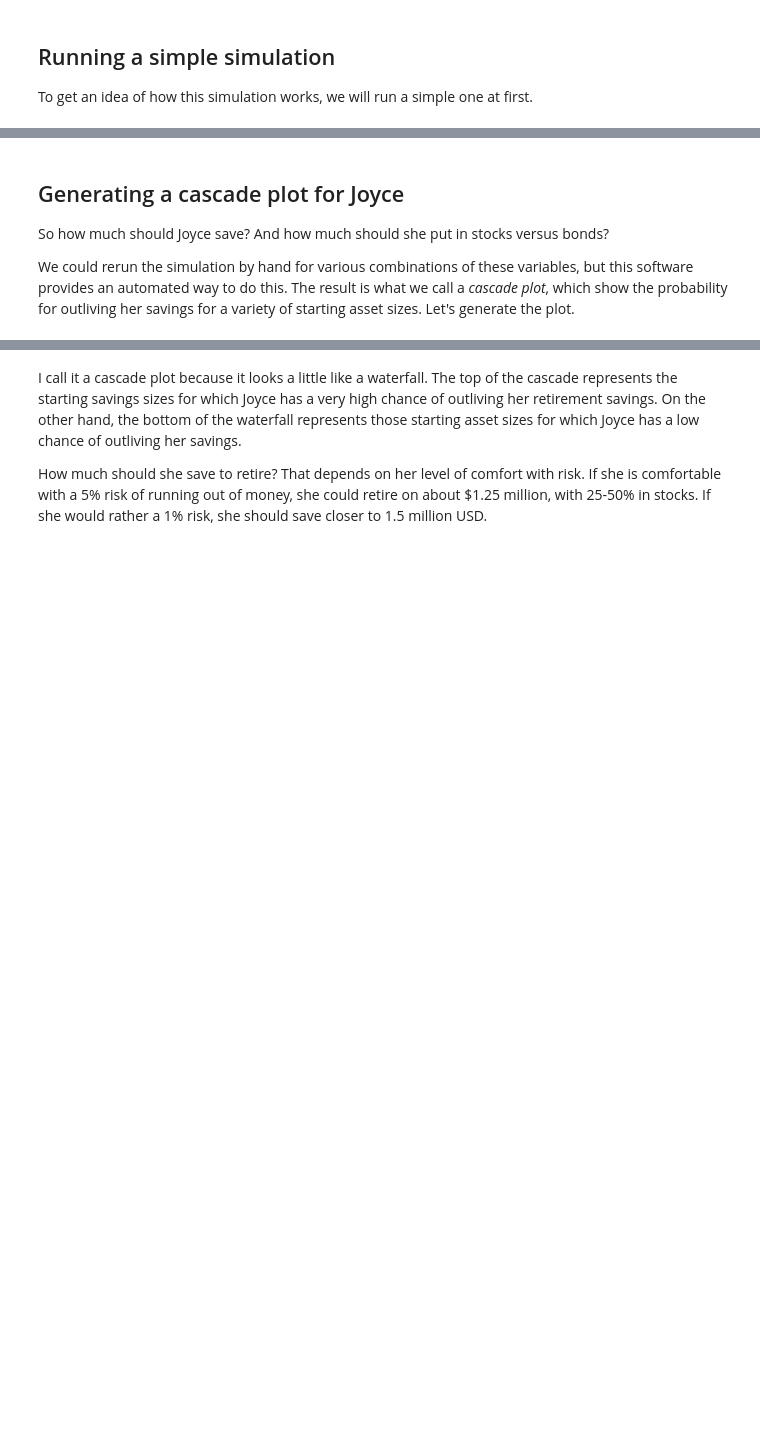
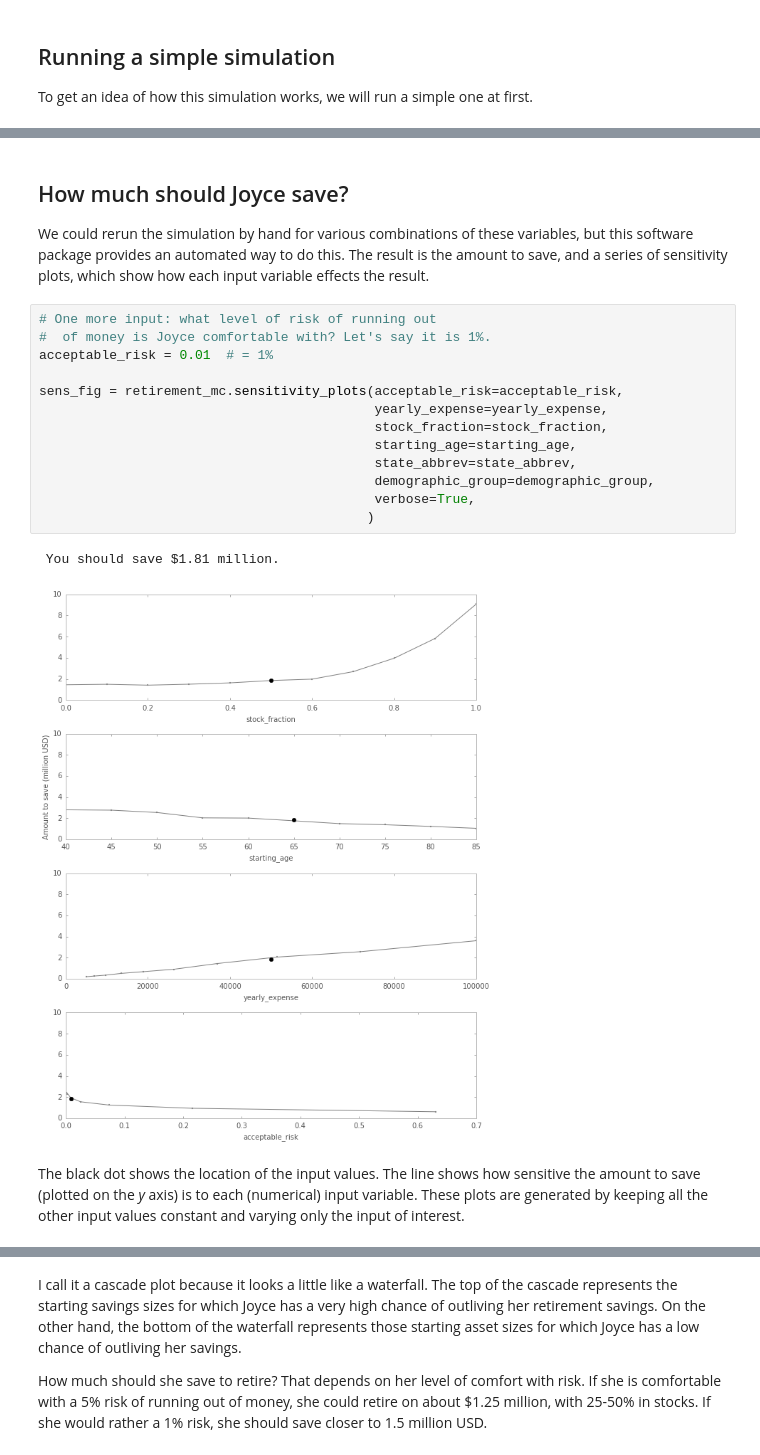
Before and after one commit to jhykes/retirement-mc, a Jupyter notebook: retirement_mc.ipynb, the cells around one changed output, grey strips where cells are left out. Saved outputs shown, nothing was run; the diff lists cells and outputs as text; blank space fills up the shorter version.

```diff
--- a/retirement_mc.ipynb
+++ b/retirement_mc.ipynb
@@ -65,8 +66,24 @@ Note also that the probability is quoted as $77.6 \pm 1.3$. The second quantity,
 
 You can compare the results of this simulation with the [similar calculation on Vanguard's website](https://retirementplans.vanguard.com/VGApp/pe/pubeducation/calculators/RetirementNestEggCalc.jsf).
 # %% [markdown]
-## Generating a cascade plot for Joyce
+## How much should Joyce save?
 
-So how much should Joyce save? And how much should she put in stocks versus bonds?
-
-We could rerun the simulation by hand for various combinations of these variables, but this software provides an automated way to do this. The result is what we call a _cascade plot_, which show the probability for outliving her savings for a variety of starting asset sizes. Let's generate the plot.
+We could rerun the simulation by hand for various combinations of these variables, but this software package provides an automated way to do this. The result is the amount to save, and a series of sensitivity plots, which show how each input variable effects the result.
+# %%
+# One more input: what level of risk of running out
+#  of money is Joyce comfortable with? Let's say it is 1%.
+acceptable_risk = 0.01  # = 1%
+
+sens_fig = retirement_mc.sensitivity_plots(acceptable_risk=acceptable_risk,
+                                           yearly_expense=yearly_expense,
+                                           stock_fraction=stock_fraction,
+                                           starting_age=starting_age,
+                                           state_abbrev=state_abbrev,
+                                           demographic_group=demographic_group,
+                                           verbose=True,
+                                          )
+# %% [output]
+ You should save $1.81 million.
+[figure, added]
+# %% [markdown]
+The black dot shows the location of the input values. The line shows how sensitive the amount to save (plotted on the _y_ axis) is to each (numerical) input variable. These plots are generated by keeping all the other input values constant and varying only the input of interest.
```
Also changed, not shown: parts of 6 cells of this notebook, 1 other file.
